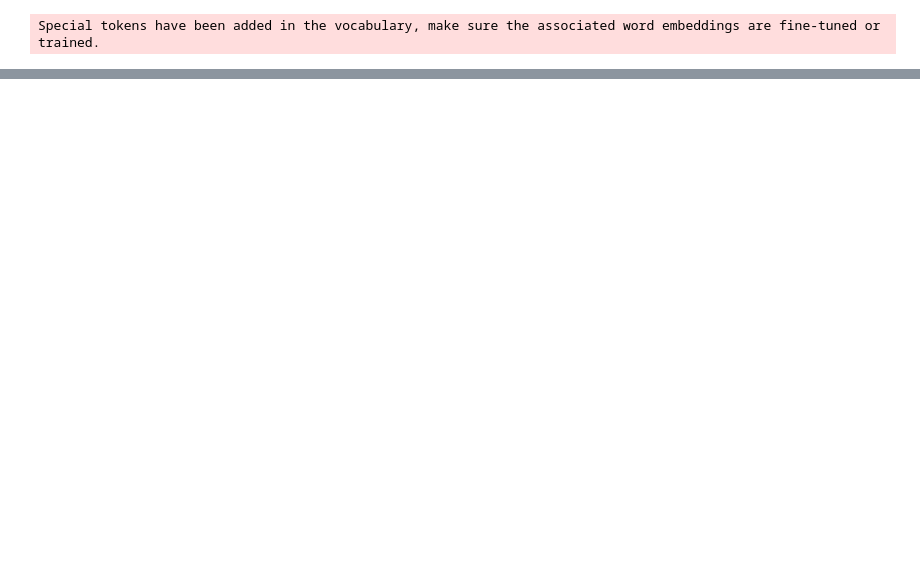
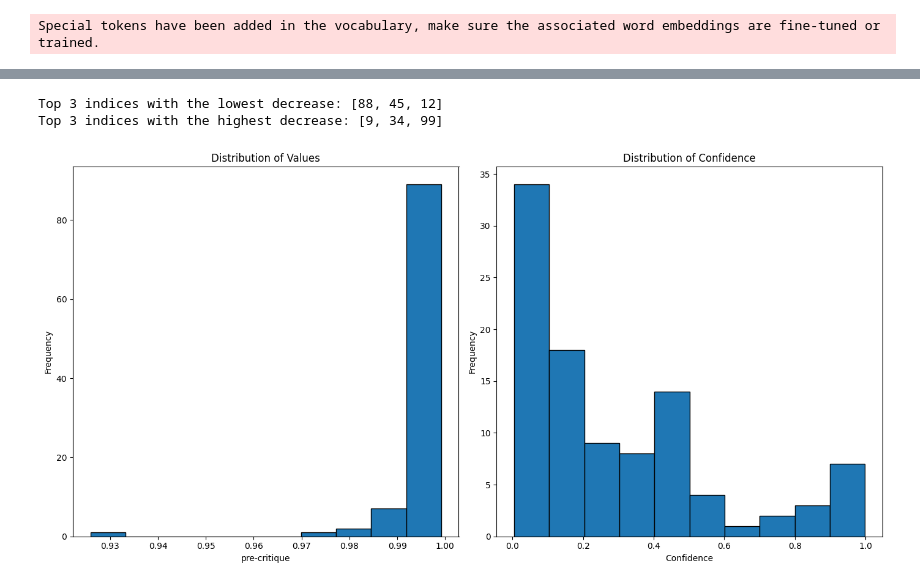
Before and after one commit to lijiawei20161002/doubtbot, a Jupyter notebook: test.ipynb, the cells around one changed output, grey strips where cells are left out. Cells and saved outputs as stored; diff of their text form; code cells hidden in the pictures; blank space fills up the shorter version.

```diff
--- a/test.ipynb
+++ b/test.ipynb
@@ -96,0 +84,14 @@ print_entry("/data/jiawei_li/doubtbot/data/results.json", 1)
+# %%
+import numpy as np
+import pandas as pd
+import matplotlib.pyplot as plt
+
+# Convert to a DataFrame
+df = pd.DataFrame(confidence_pairs, columns=['pre-critique', 'post-critique'])
+
+# Calculate statistical metrics
+metrics = df.describe()
+
+# Display statistical metrics
+print("Statistical Metrics:")
+print(metrics)
@@ -96,0 +109,36 @@ print_entry("/data/jiawei_li/doubtbot/data/results.json", 1)
+# %%
+k = 3
+df['decrease'] = df['pre-critique'] - df['post-critique']
+
+# Top k lowest decrease
+lowest_decrease_indices = df.nsmallest(k, 'decrease').index.tolist()
+print(f"Top {k} indices with the lowest decrease: {lowest_decrease_indices}")
+
+# Top k highest decrease
+highest_decrease_indices = df.nlargest(k, 'decrease').index.tolist()
+print(f"Top {k} indices with the highest decrease: {highest_decrease_indices}")
+# %% [output]
+Top 3 indices with the lowest decrease: [88, 45, 12]
+Top 3 indices with the highest decrease: [9, 34, 99]
+# %%
+# Visualize the distribution
+plt.figure(figsize=(14, 7))
+
+# Value distribution
+plt.subplot(1, 2, 1)
+plt.hist(df['pre-critique'], bins=10, edgecolor='black')
+plt.title('Distribution of Values')
+plt.xlabel('pre-critique')
+plt.ylabel('Frequency')
+
+# Confidence distribution
+plt.subplot(1, 2, 2)
+plt.hist(df['post-critique'], bins=10, edgecolor='black')
+plt.title('Distribution of Confidence')
+plt.xlabel('Confidence')
+plt.ylabel('Frequency')
+
+plt.tight_layout()
+plt.show()
+# %% [output]
+[figure, added]
```
Also changed, not shown: parts of 15 cells of this notebook, 2 other files.
